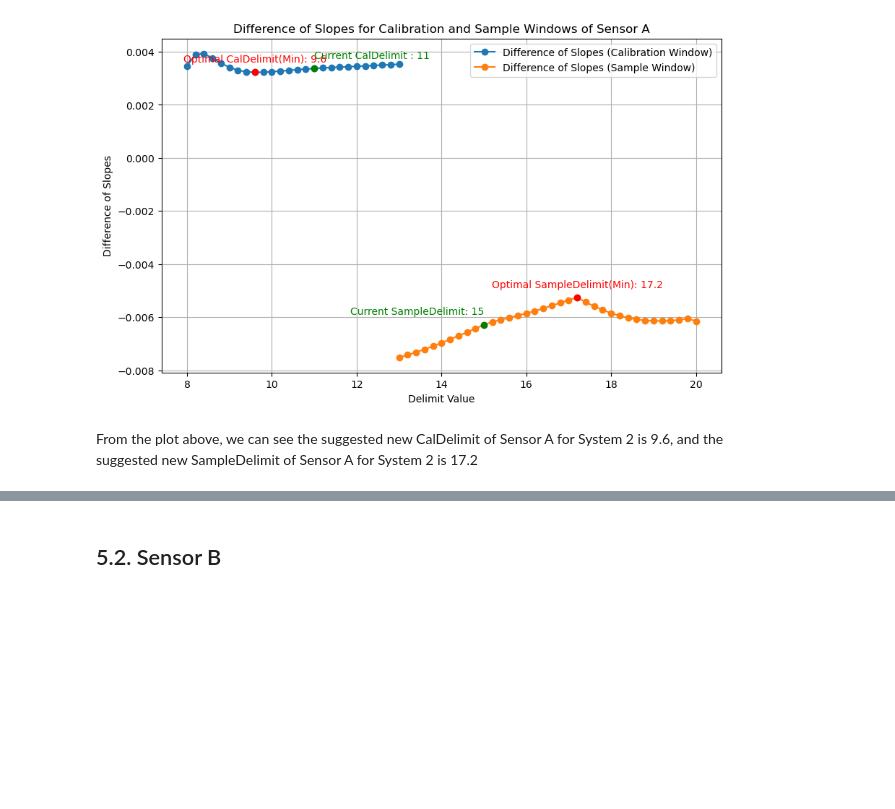
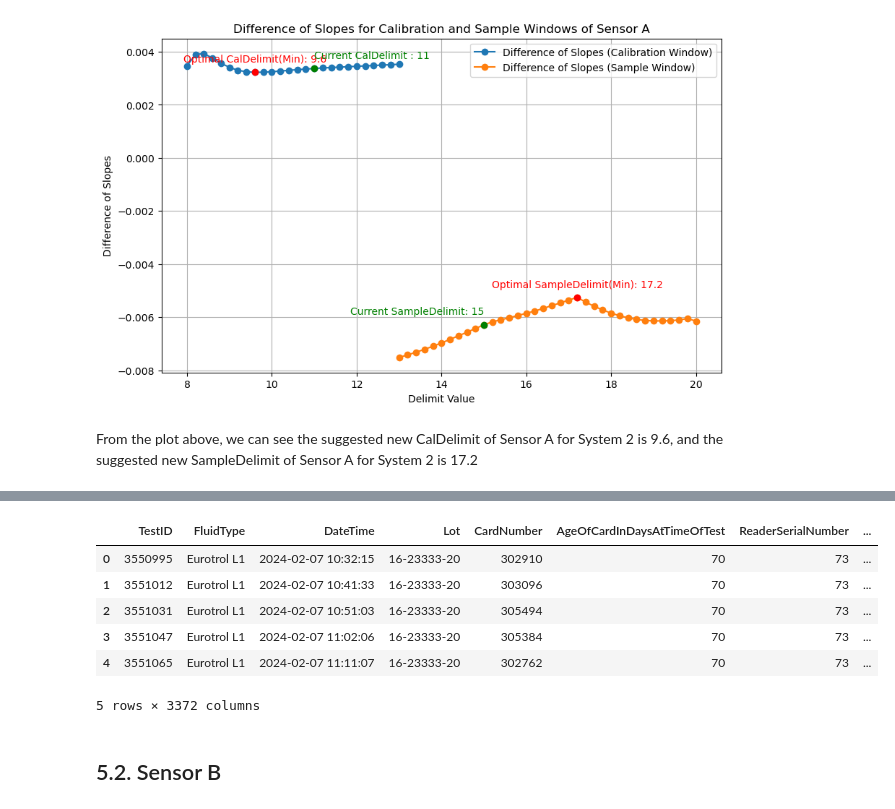
Before and after one commit to dejaytang/Capstone_Siemens, a Jupyter notebook: Coding/Jessie/Siemens_window_optimization_JW.ipynb, the cells around one changed output, grey strips where cells are left out. Cells and saved outputs as stored; diff of their text form; code cells hidden in the pictures; blank space fills up the shorter version.

```diff
--- a/Coding/Jessie/Siemens_window_optimization_JW.ipynb
+++ b/Coding/Jessie/Siemens_window_optimization_JW.ipynb
@@ -636,3 +638,13 @@ plot_singletest_with_windows(A2_Merged,randomTestID,calDelimit=9.6,sampleDelimit
+# %%
+A2_Merged.head()
+# %% [output]
+|  | TestID | FluidType | DateTime | Lot | CardNumber | AgeOfCardInDaysAtTimeOfTest | ReaderSerialNumber | ... |
+| 0 | 3550995 | Eurotrol L1 | 2024-02-07 10:32:15 | 16-23333-20 | 302910 | 70 | 73 | ... |
+| 1 | 3551012 | Eurotrol L1 | 2024-02-07 10:41:33 | 16-23333-20 | 303096 | 70 | 73 | ... |
+| 2 | 3551031 | Eurotrol L1 | 2024-02-07 10:51:03 | 16-23333-20 | 305494 | 70 | 73 | ... |
+| 3 | 3551047 | Eurotrol L1 | 2024-02-07 11:02:06 | 16-23333-20 | 305384 | 70 | 73 | ... |
+| 4 | 3551065 | Eurotrol L1 | 2024-02-07 11:11:07 | 16-23333-20 | 302762 | 70 | 73 | ... |
+5 rows × 3372 columns
 # %% [markdown]
 ## 5.2. Sensor B
 # %% [markdown]
```
Also changed, not shown: parts of 2 cells of this notebook, 1 other file.
